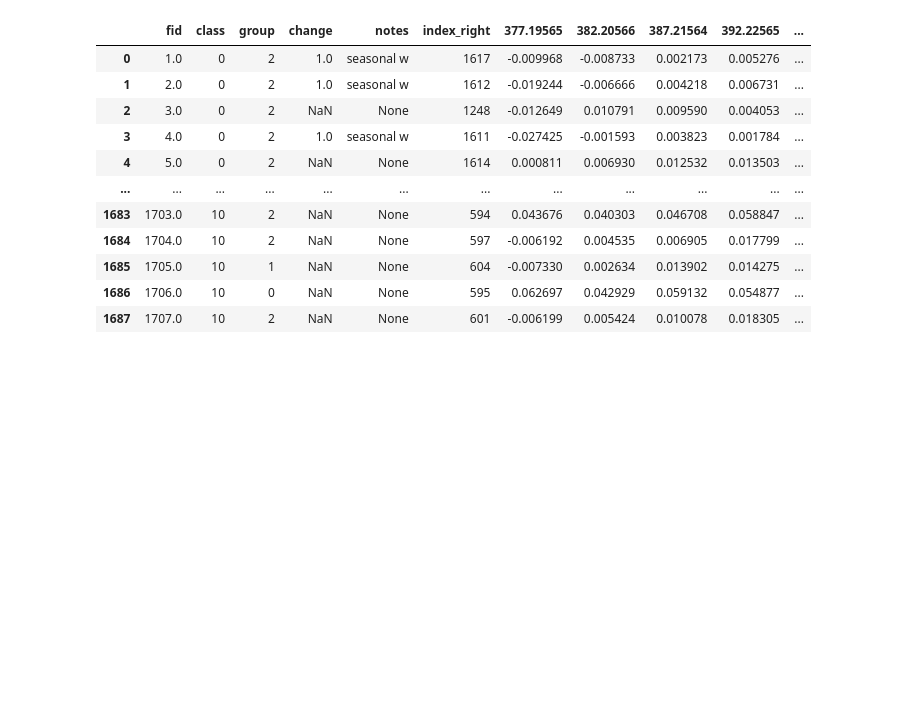
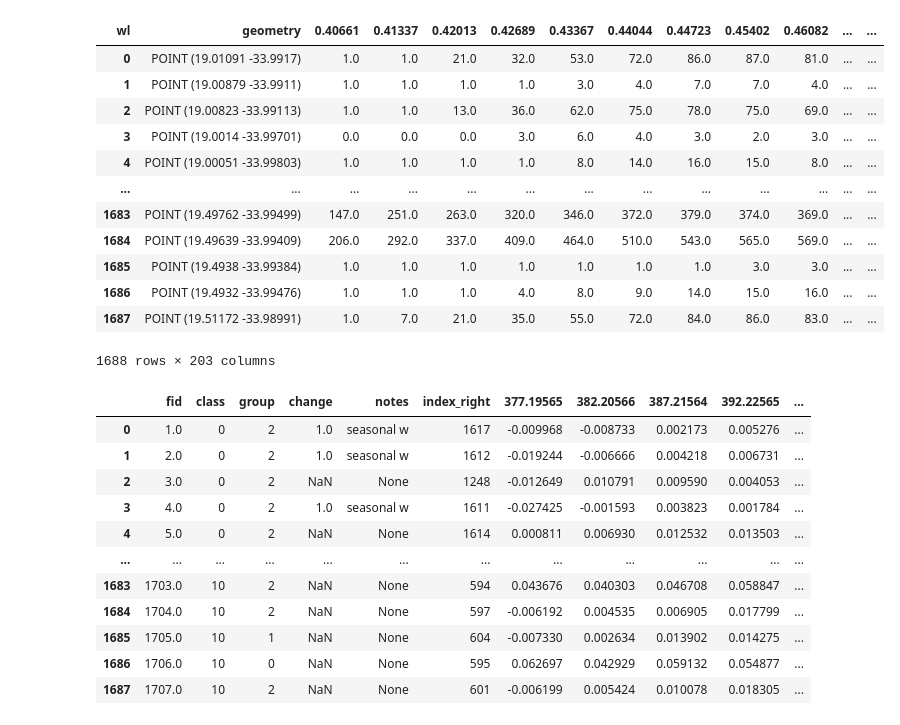
Before and after one commit to Geethen/hypinvalimap, a Jupyter notebook: code/NB1_baselineModels.ipynb, the cells around one changed output. Saved outputs shown, nothing was run; the diff lists cells and outputs as text; code cells hidden in the pictures; blank space fills up the shorter version.

```diff
--- a/code/NB1_baselineModels.ipynb
+++ b/code/NB1_baselineModels.ipynb
@@ -9,6 +9,30 @@ from shapely.geometry import Point
 from pyproj import Transformer
 import folium
 import leafmap.foliumap as leafmap
+# %%
+# Read the Feather file
+df18 = pd.read_feather("/home/geethen/invasives/hypinvalimap/data/2018_extracted_data.feather")
+
+# Convert geometry back from WKB
+df18['geometry'] = df18['geometry'].apply(wkb.loads)
+
+# Restore as a GeoDataFrame with correct CRS if needed
+df18 = gpd.GeoDataFrame(df18, geometry='geometry', crs="EPSG:32734").to_crs("EPSG:4326")
+df18
+# %% [output]
+| wl | geometry | 0.40661 | 0.41337 | 0.42013 | 0.42689 | 0.43367 | 0.44044 | 0.44723 | 0.45402 | 0.46082 | ... | ... |
+| 0 | POINT (19.01091 -33.9917) | 1.0 | 1.0 | 21.0 | 32.0 | 53.0 | 72.0 | 86.0 | 87.0 | 81.0 | ... | ... |
+| 1 | POINT (19.00879 -33.9911) | 1.0 | 1.0 | 1.0 | 1.0 | 3.0 | 4.0 | 7.0 | 7.0 | 4.0 | ... | ... |
+| 2 | POINT (19.00823 -33.99113) | 1.0 | 1.0 | 13.0 | 36.0 | 62.0 | 75.0 | 78.0 | 75.0 | 69.0 | ... | ... |
+| 3 | POINT (19.0014 -33.99701) | 0.0 | 0.0 | 0.0 | 3.0 | 6.0 | 4.0 | 3.0 | 2.0 | 3.0 | ... | ... |
+| 4 | POINT (19.00051 -33.99803) | 1.0 | 1.0 | 1.0 | 1.0 | 8.0 | 14.0 | 16.0 | 15.0 | 8.0 | ... | ... |
+| ... | ... | ... | ... | ... | ... | ... | ... | ... | ... | ... | ... | ... |
+| 1683 | POINT (19.49762 -33.99499) | 147.0 | 251.0 | 263.0 | 320.0 | 346.0 | 372.0 | 379.0 | 374.0 | 369.0 | ... | ... |
+| 1684 | POINT (19.49639 -33.99409) | 206.0 | 292.0 | 337.0 | 409.0 | 464.0 | 510.0 | 543.0 | 565.0 | 569.0 | ... | ... |
+| 1685 | POINT (19.4938 -33.99384) | 1.0 | 1.0 | 1.0 | 1.0 | 1.0 | 1.0 | 1.0 | 3.0 | 3.0 | ... | ... |
+| 1686 | POINT (19.4932 -33.99476) | 1.0 | 1.0 | 1.0 | 4.0 | 8.0 | 9.0 | 14.0 | 15.0 | 16.0 | ... | ... |
+| 1687 | POINT (19.51172 -33.98991) | 1.0 | 7.0 | 21.0 | 35.0 | 55.0 | 72.0 | 84.0 | 86.0 | 83.0 | ... | ... |
+1688 rows × 203 columns
 # %%
 df23 = gpd.read_file("/home/geethen/invasives/hypinvalimap/data/2023_extracted.geojson")
 df23
```
Also changed, not shown: parts of 16 cells of this notebook.
